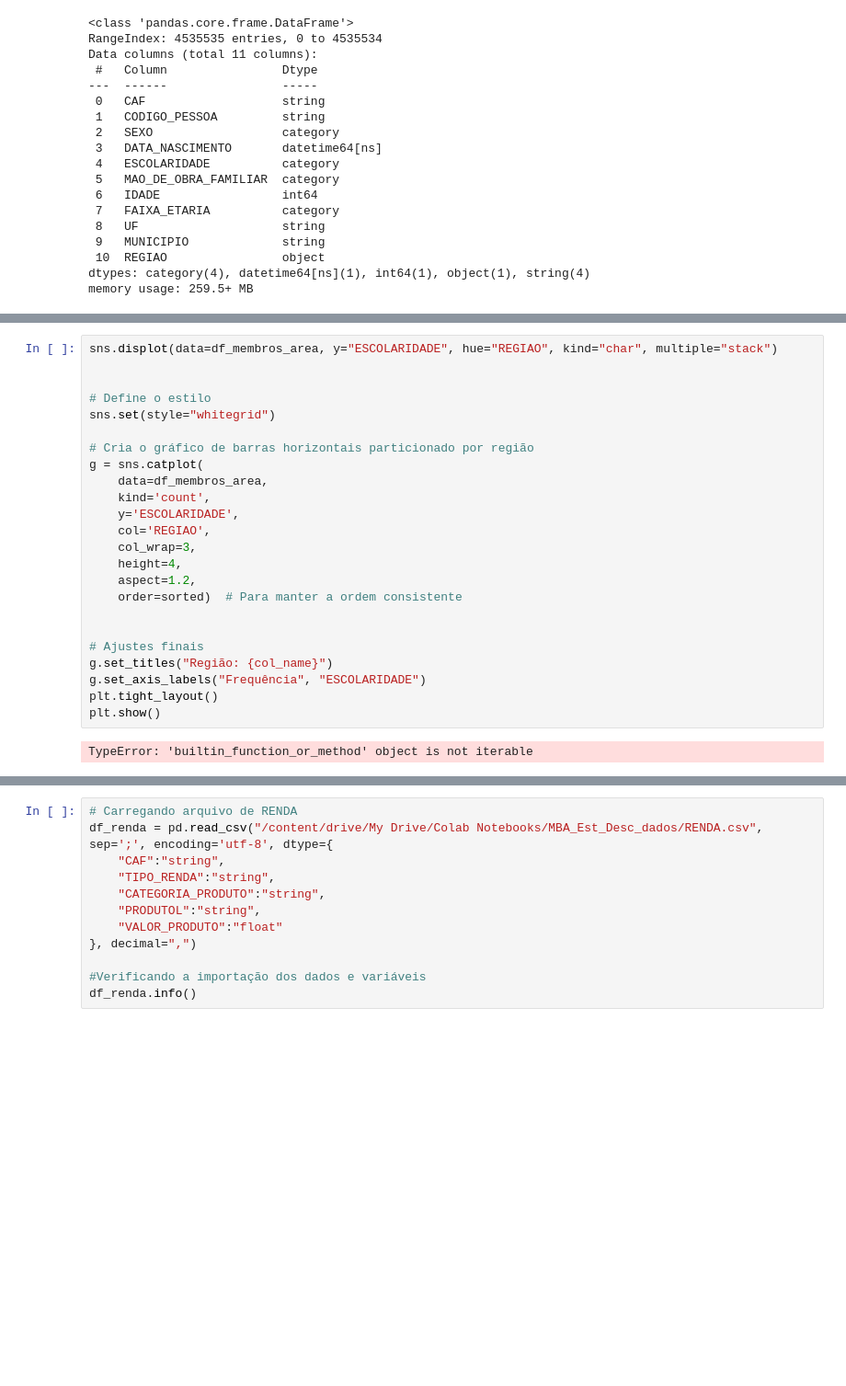
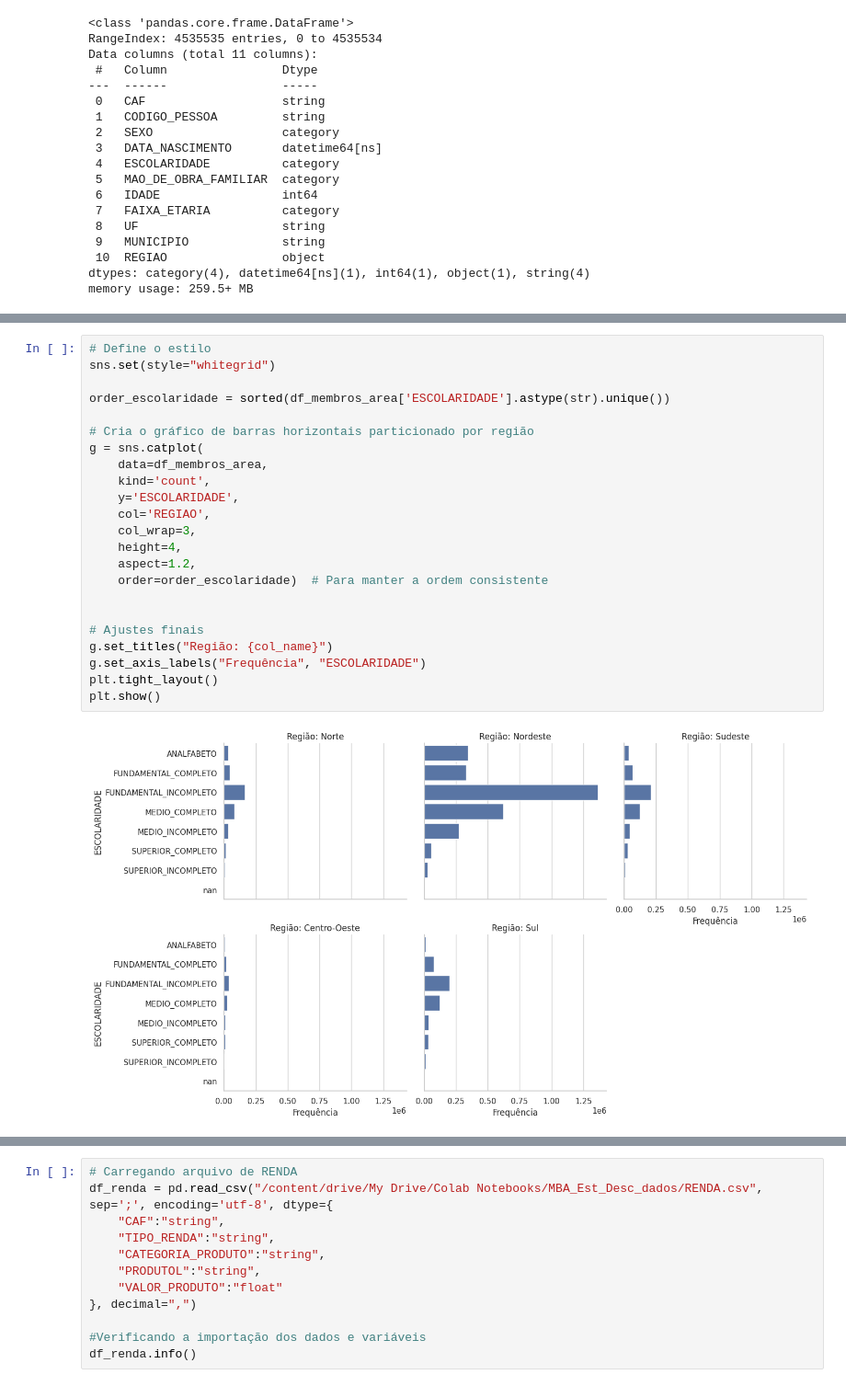
Before and after one commit to Luisamfer/Ativ_Est_Desc, a Jupyter notebook: Estat_desc.ipynb, the cells around one changed output, grey strips where cells are left out. Shown at 92% size. Drawn from its saved outputs; the diff is of its cells as text; blank space fills up the shorter version.

```diff
--- a/Estat_desc.ipynb
+++ b/Estat_desc.ipynb
@@ -350,27 +389,26 @@ Total                   4535532
 # %%
-sns.displot(data=df_membros_area, y="ESCOLARIDADE", hue="REGIAO", kind="char", multiple="stack")
-
-
 # Define o estilo
 sns.set(style="whitegrid")
+
+order_escolaridade = sorted(df_membros_area['ESCOLARIDADE'].astype(str).unique())
 
 # Cria o gráfico de barras horizontais particionado por região
 g = sns.catplot(
     data=df_membros_area,
     kind='count',
     y='ESCOLARIDADE',
     col='REGIAO',
     col_wrap=3,
     height=4,
     aspect=1.2,
-    order=sorted)  # Para manter a ordem consistente
+    order=order_escolaridade)  # Para manter a ordem consistente
 
 
 # Ajustes finais
 g.set_titles("Região: {col_name}")
 g.set_axis_labels("Frequência", "ESCOLARIDADE")
 plt.tight_layout()
 plt.show()
 # %% [output]
-TypeError: 'builtin_function_or_method' object is not iterable
+[figure, added]
 # %%
```
Also changed, not shown: parts of 6 cells of this notebook.
